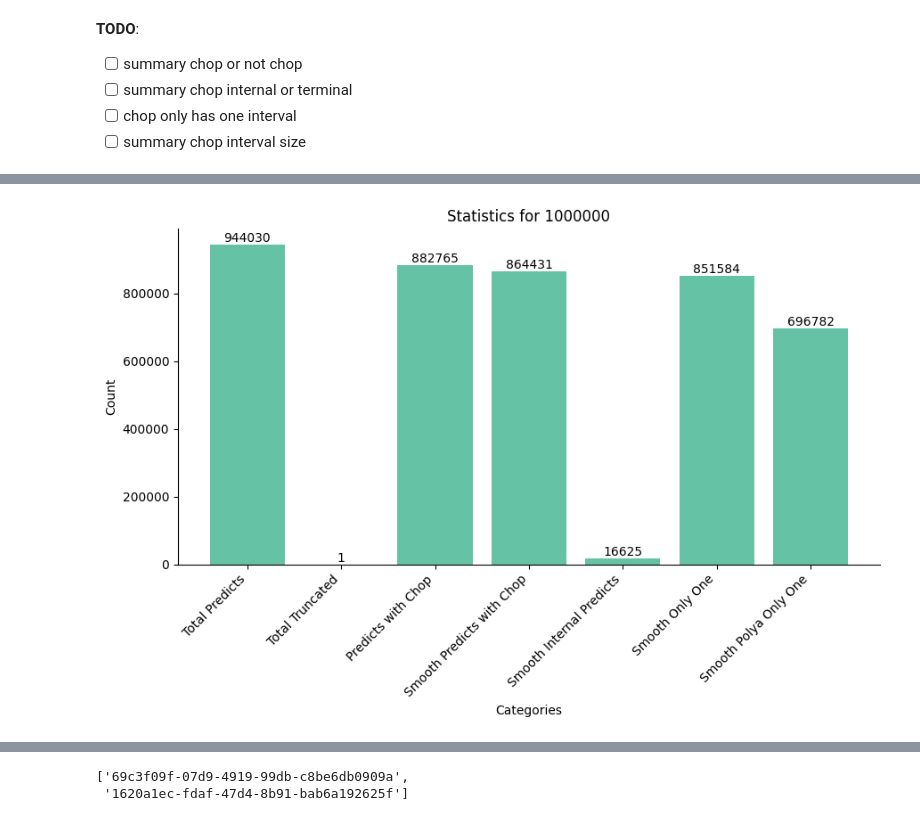
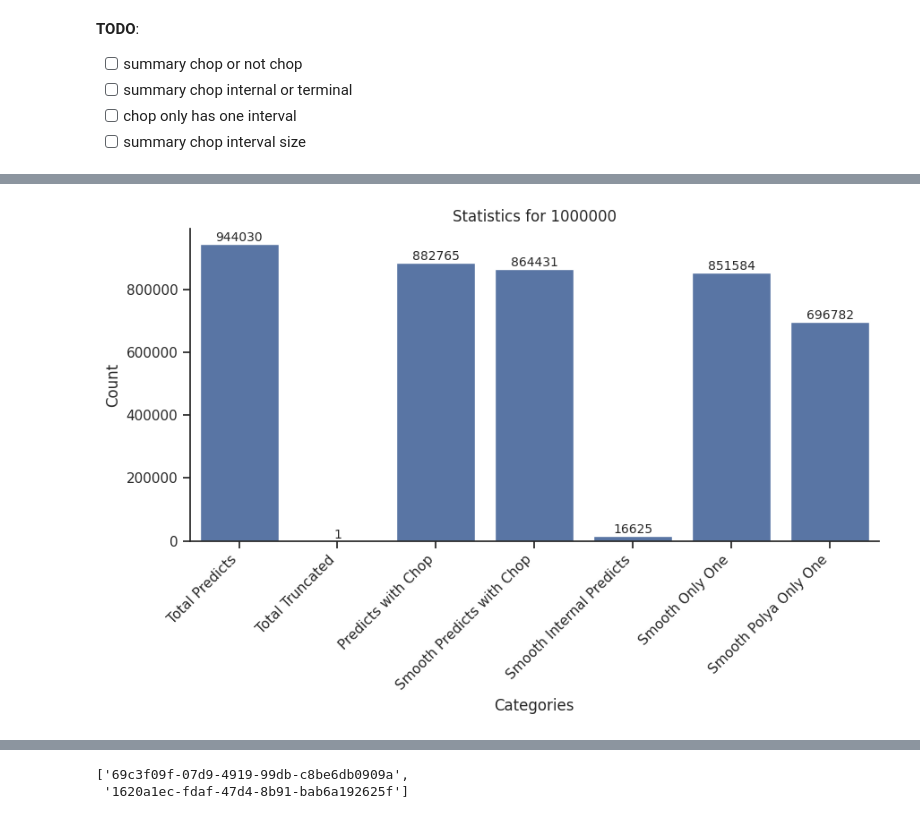
Before and after one commit to ylab-hi/DeepChopper, a Jupyter notebook: notebooks/smooth2.ipynb, the cells around one changed output, grey strips where cells are left out. Drawn from its saved outputs; the diff is of its cells as text; code cells hidden in the pictures.

```diff
--- a/notebooks/smooth2.ipynb
+++ b/notebooks/smooth2.ipynb
@@ -753,4 +541,44 @@ overlap_results = json.load(open(overlap_result_path))
+# %%
+def vis_stats(stats, total: int, figsize=(10, 6), save=False, log=False, context="notebook"):
+    # Extracting data for plotting
+    # sns.set_context(context)
+    sns.set_theme(style="ticks")
+    categories = [
+        "Total Predicts",
+        "Total Truncated",
+        "Predicts with Chop",
+        "Smooth Predicts with Chop",
+        "Smooth Internal Predicts",
+        "Smooth Only One",
+        "Smooth Polya Only One",
+    ]
+    values = [
+        stats.total_predicts,
+        stats.total_truncated,
+        len(stats.predicts_with_chop),
+        len(stats.smooth_predicts_with_chop),
+        len(stats.smooth_internal_predicts),
+        len(stats.smooth_only_one),
+        len(stats.smooth_only_one_with_ploya),
+    ]
+
+    # Creating the bar plot
+    plt.figure(figsize=figsize)
+    ax = sns.barplot(x=categories, y=values, log_scale=log)
+    ax.bar_label(ax.containers[0], fontsize=10);
+
+    plt.xlabel("Categories")
+    plt.ylabel("Count")
+    plt.title(f"Statistics for {total}")
+    plt.xticks(rotation=45, ha="right")  # Rotate category names for better visibility
+    plt.tight_layout()  # Adjust layout to make all labels visible
+    sns.despine()
+
+    if save:
+        plt.savefig("stats.pdf", dpi=300)
+
+    plt.show()
 # %%
-vis_stats(stats, 1000000, (9,6), True)
+vis_stats(stats, 1000000, (9,6), save=False, log=False)
 # %% [output]
-[figure, old version]
+[figure, new version]
```
Also changed, not shown: parts of 23 cells of this notebook, 7 other files.
